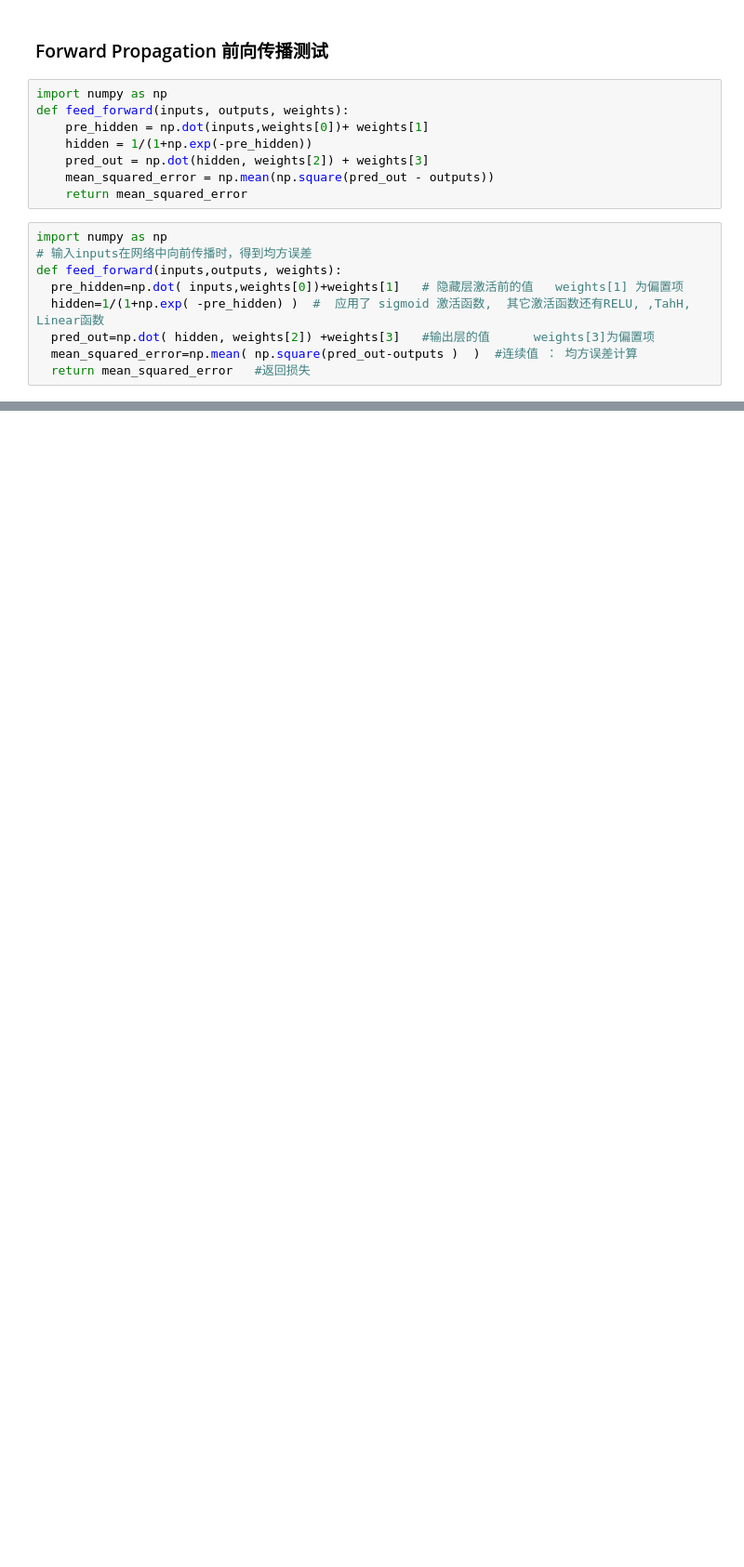
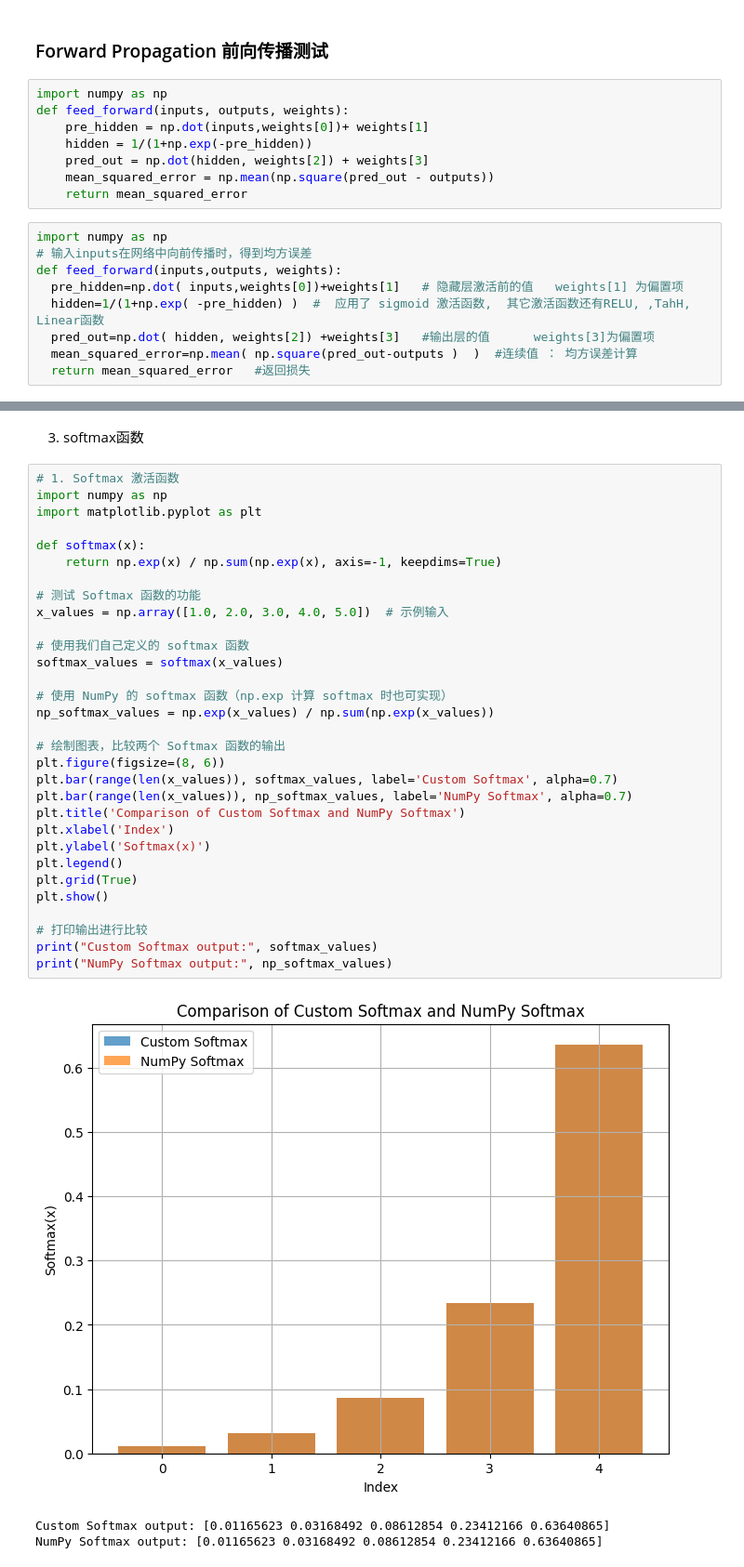
Before and after one commit to zhangyingchengqi/Modern-Computer-Vision-with-PyTorch, a Jupyter notebook: Chapter01/Feed_forward_propagation.ipynb, the cells around one changed output, grey strips where cells are left out. Shown at 93% size. Saved outputs shown, nothing was run; the diff lists cells and outputs as text; blank space fills up the shorter version.

```diff
--- a/Chapter01/Feed_forward_propagation.ipynb
+++ b/Chapter01/Feed_forward_propagation.ipynb
@@ -21,0 +124,37 @@ def feed_forward(inputs,outputs, weights):
+# %% [markdown]
+3. softmax函数
+# %%
+# 1. Softmax 激活函数
+import numpy as np
+import matplotlib.pyplot as plt
+
+def softmax(x):
+    return np.exp(x) / np.sum(np.exp(x), axis=-1, keepdims=True)
+
+# 测试 Softmax 函数的功能
+x_values = np.array([1.0, 2.0, 3.0, 4.0, 5.0])  # 示例输入
+
+# 使用我们自己定义的 softmax 函数
+softmax_values = softmax(x_values)
+
+# 使用 NumPy 的 softmax 函数（np.exp 计算 softmax 时也可实现）
+np_softmax_values = np.exp(x_values) / np.sum(np.exp(x_values))
+
+# 绘制图表，比较两个 Softmax 函数的输出
+plt.figure(figsize=(8, 6))
+plt.bar(range(len(x_values)), softmax_values, label='Custom Softmax', alpha=0.7)
+plt.bar(range(len(x_values)), np_softmax_values, label='NumPy Softmax', alpha=0.7)
+plt.title('Comparison of Custom Softmax and NumPy Softmax')
+plt.xlabel('Index')
+plt.ylabel('Softmax(x)')
+plt.legend()
+plt.grid(True)
+plt.show()
+
+# 打印输出进行比较
+print("Custom Softmax output:", softmax_values)
+print("NumPy Softmax output:", np_softmax_values)
+# %% [output]
+[figure, added]
+Custom Softmax output: [0.01165623 0.03168492 0.08612854 0.23412166 0.63640865]
+NumPy Softmax output: [0.01165623 0.03168492 0.08612854 0.23412166 0.63640865]
```
Also changed, not shown: parts of 15 cells of this notebook.
